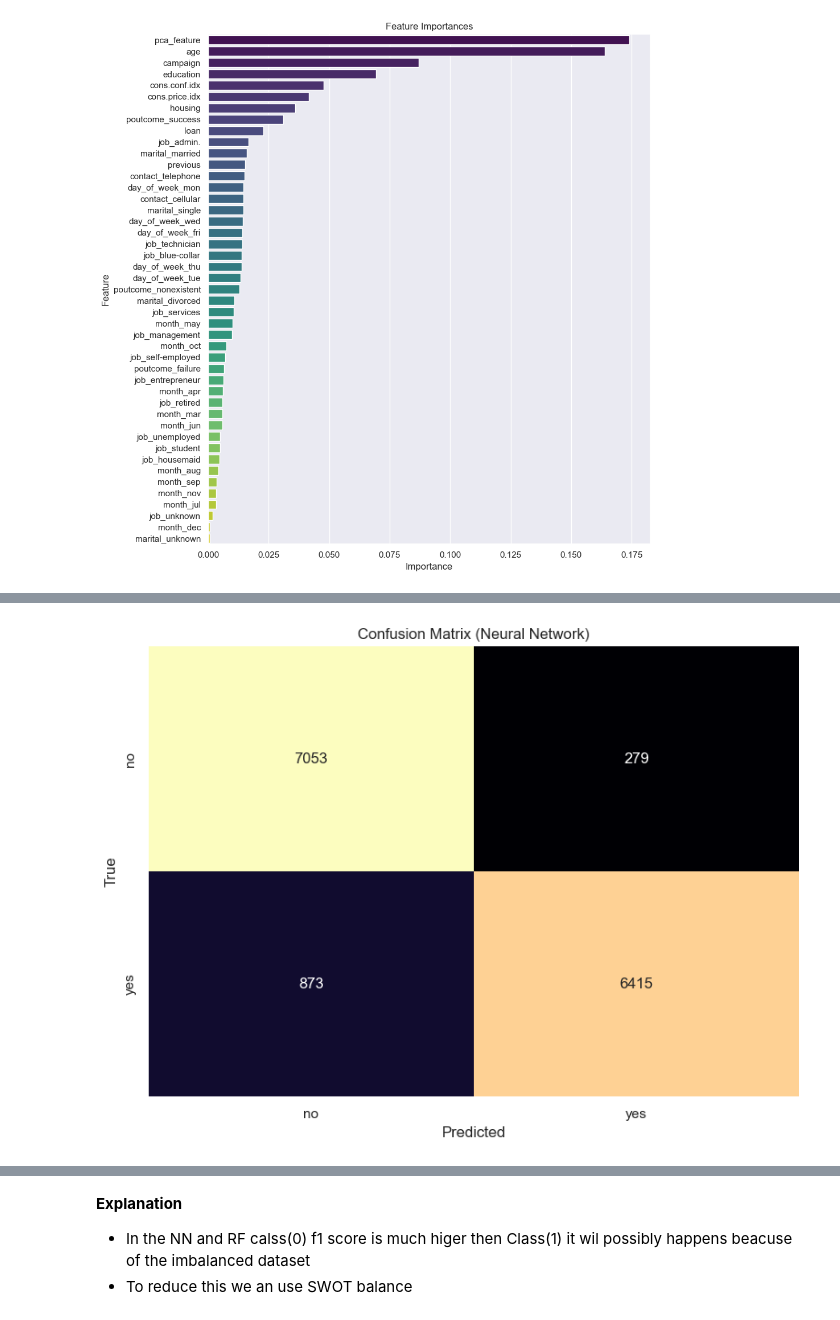
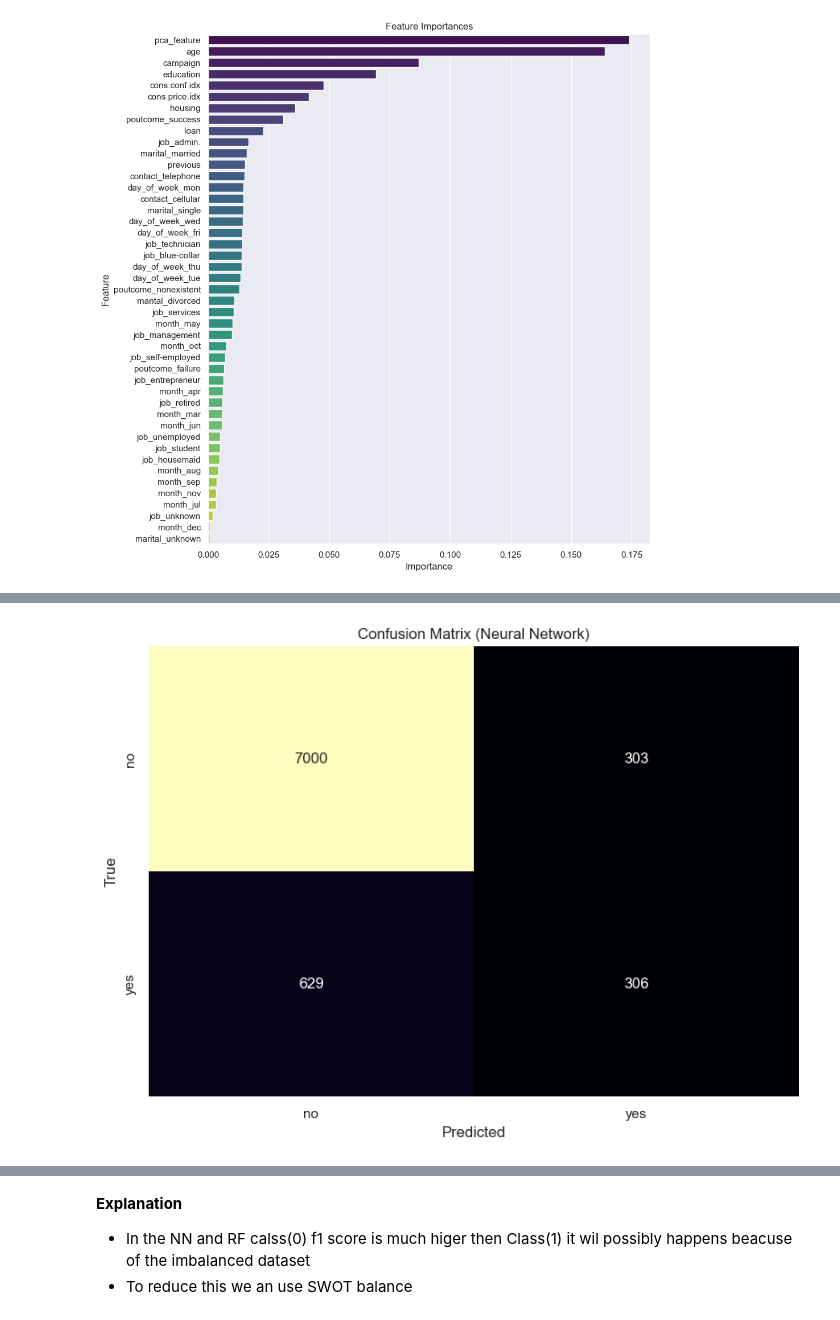
Before and after one commit to Aashiff2003/Predict-Term-Deposit-Subscription-, a Jupyter notebook: Predict Term Deposit Subscribtion -(additional).ipynb, the cells around one changed output, grey strips where cells are left out. Saved outputs shown, nothing was run; the diff lists cells and outputs as text; code cells hidden in the pictures.

Commit message:
using Smote in proper way

```diff
--- a/Predict Term Deposit Subscribtion -(additional).ipynb
+++ b/Predict Term Deposit Subscribtion -(additional).ipynb
@@ -862,12 +788,14 @@ le = LabelEncoder()
 y = le.fit_transform(y)
 
 # Step 1: Apply SMOTE (over-sampling)
-smote = SMOTE(random_state=42)
-X_resampled, y_resampled = smote.fit_resample(X, y)
+
 
 
 # Split the dataset into training and testing sets
-X_train, X_test, y_train, y_test = train_test_split(X_resampled, y_resampled, test_size=0.2, random_state=42)
+X_train, X_test, y_train, y_test = train_test_split(X, y, test_size=0.2, random_state=42)
+
+smote = SMOTE(random_state=42)
+X_resampled, y_resampled = smote.fit_resample(X_train, y_train)
 # %%
 from collections import Counter
 
@@ -899,47 +827,58 @@ from tensorflow.keras.layers import Input, Dense
 from tensorflow.keras.callbacks import EarlyStopping
 from sklearn.metrics import accuracy_score, classification_report, confusion_matrix
 
+if isinstance(X_resampled, pd.DataFrame):
+    X_resampled = X_resampled.values  # Convert to NumPy array if X_resampled is a DataFrame
+if isinstance(X_test_df, pd.DataFrame):
+    X_test_df = X_test_df.values  # Convert to NumPy array if X_test_df is a DataFrame
 
-X_train_df = pd.DataFrame(X_train)
-X_test_df = pd.DataFrame(X_test)
 
 # Standardize the features
 scaler = StandardScaler()
-X_train = scaler.fit_transform(X_train_df)  # Fit and transform on training data
+X_resampled = scaler.fit_transform(X_resampled)  # Fit and transform on training data
 X_test = scaler.transform(X_test_df)        # Transform on test data
 
+class_weights = compute_class_weight(
+    class_weight='balanced',
+    classes=np.unique(y_resampled),
+    y=y_resampled
+)
+class_weights_dict = dict(zip(np.unique(y_resampled), class_weights))
 
 # Define the model
-model_bal = Sequential([
-    Input(shape=(X_train.shape[1],)),  # Define input shape explicitly
+nn_model_bal = Sequential([
+    Input(shape=(X_resampled.shape[1],)),  # Define input shape explicitly
     Dense(64, activation='relu'),     # Hidden layer 1
     Dense(32, activation='relu'),     # Hidden layer 2
     Dense(1, activation='sigmoid')    # Output layer for binary classification
 ])
 
 # Compile the model
-model_bal.compile(optimizer='adam', loss='binary_crossentropy', metrics=['accuracy'])
+nn_model_bal.compile(optimizer='adam', loss='binary_crossentropy', metrics=['accuracy'])
 
 # Early stopping to prevent overfitting
 early_stopping = EarlyStopping(monitor='val_loss', patience=5, restore_best_weights=True)
 
+nn_model_bal.compile(optimizer='adam', loss='binary_crossentropy', metrics=['accuracy'])
+
+
 # Train the model
-history = model_bal.fit(
-    X_train, y_train,
+history = nn_model_bal.fit(
+    X_resampled, y_resampled,
     epochs=20,
     batch_size=32,
     validation_data=(X_test, y_test),
-    callbacks=[early_stopping]
-
+    callbacks=[early_stopping],
+    class_weight=class_weights_dict
 )
 
 # Evaluate the Neural Network model
-results_nn = model_bal.evaluate(X_test, y_test)
+results_nn = nn_model_bal.evaluate(X_test, y_test)
 print("\nNeural Network Test Loss:", results_nn[0])
 print("Neural Network Test Accuracy:", results_nn[1])
 
 # Make predictions using the Neural Network model
-y_pred_nn = (model_bal.predict(X_test) > 0.5).astype("int32")
+y_pred_nn = (nn_model_bal.predict(X_test) > 0.5).astype("int32")
 
 # Evaluate the Neural Network model using metrics
 print("\nClassification Report (Neural Network):")
@@ -981,4 +920,4 @@ Confusion Matrix (Neural Network):
-[figure, old version]
+[figure, new version]
 # %%
 from sklearn.ensemble import RandomForestClassifier
 
```
Also changed, not shown: parts of 8 cells of this notebook, 2 other files.
